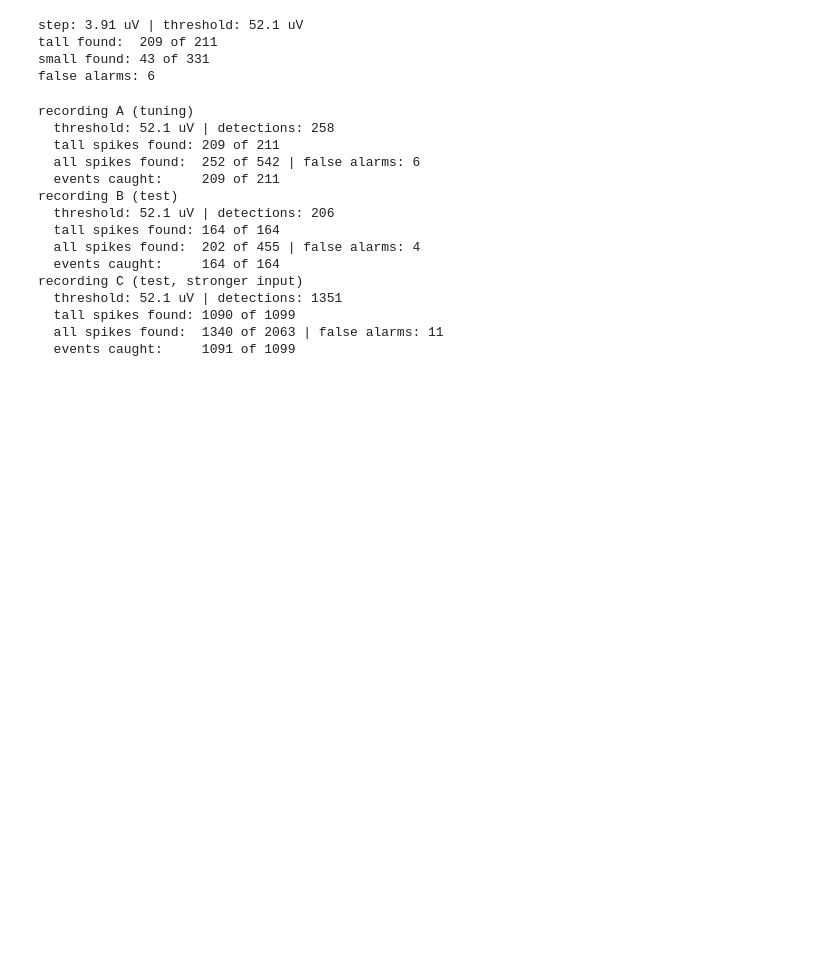
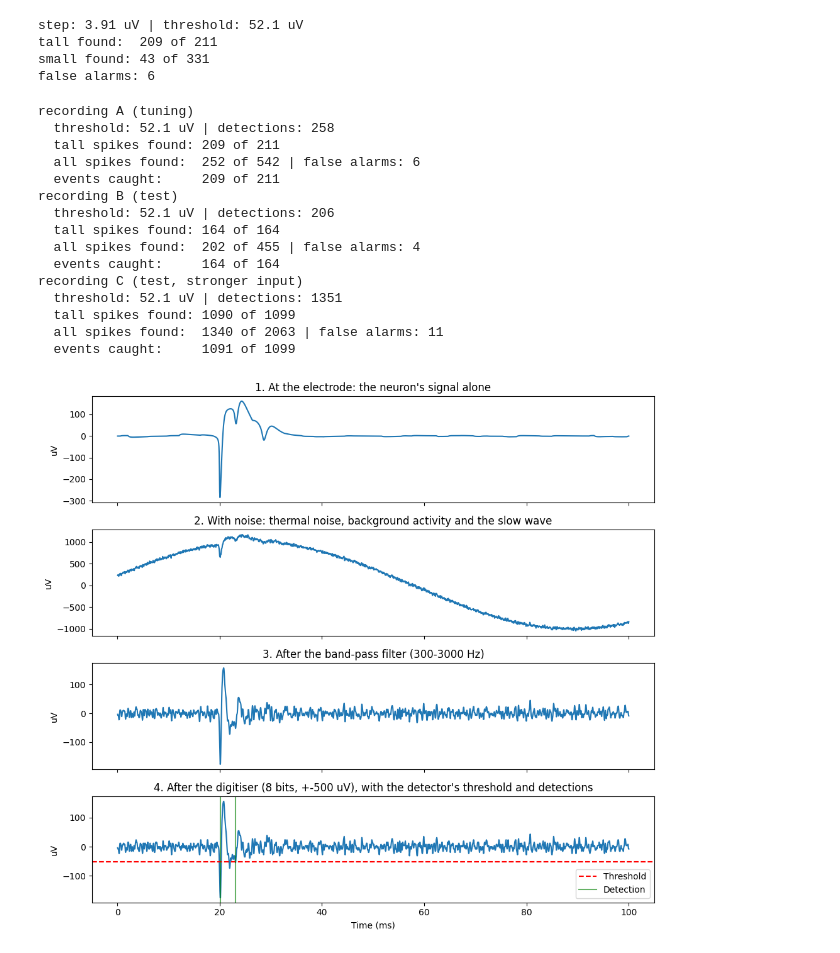
Before and after one commit to Parineeta98/Neural_Recording_Chain, a Jupyter notebook: notebooks/03_detection_experiment.ipynb, the cells around one changed output. Cells and saved outputs as stored; diff of their text form; code cells hidden in the pictures; blank space fills up the shorter version.

```diff
--- a/notebooks/03_detection_experiment.ipynb
+++ b/notebooks/03_detection_experiment.ipynb
@@ -356,3 +394,64 @@ recording C (test, stronger input)
   tall spikes found: 1090 of 1099
   all spikes found:  1340 of 2063 | false alarms: 11
   events caught:     1091 of 1099
+# %%
+data = np.load("../data/processed/simulation_60s.npz")
+time_ms = data["time_ms"]
+v_electrode_uV = data["v_electrode_uV"]
+event_times = data["event_times"]
+event_types = data["event_types"]
+
+# the same chip as in the final chain cell
+n_samples = len(v_electrode_uV)
+recording = (v_electrode_uV
+             + thermal_noise_uV(n_samples, dt_ms=0.05, seed=0)
+             + background_noise_uV(n_samples, dt_ms=0.05, seed=1)
+             + slow_wave_uV(n_samples, dt_ms=0.05))
+filtered = bandpass_filter(recording, dt_ms=0.05)
+chip_signal, step_uV = digitise(filtered, n_bits=8, input_range_uV=500.0)
+detected_times, threshold_uV = detect_spikes(chip_signal, time_ms, threshold_factor=4.5, min_gap_ms=3.0)
+
+# a 100 ms window that starts 20 ms before the first burst
+first_burst_time = None
+for i in range(len(event_times)):
+    if event_types[i] == "burst" and first_burst_time is None:
+        first_burst_time = event_times[i]
+start = first_burst_time - 20
+end = start + 100
+in_window = (time_ms >= start) & (time_ms <= end)
+window_time = time_ms[in_window] - start
+
+# the detections that fall inside the window
+detections_in_window = []
+for detection_time in detected_times:
+    if detection_time >= start and detection_time <= end:
+        detections_in_window.append(detection_time - start)
+
+fig, axes = plt.subplots(4, 1, figsize=(10, 9), sharex=True)
+
+axes[0].plot(window_time, v_electrode_uV[in_window])
+axes[0].set_title("1. At the electrode: the neuron's signal alone")
+
+axes[1].plot(window_time, recording[in_window])
+axes[1].set_title("2. With noise: thermal noise, background activity and the slow wave")
+
+axes[2].plot(window_time, filtered[in_window])
+axes[2].set_title("3. After the band-pass filter (300-3000 Hz)")
+
+axes[3].plot(window_time, chip_signal[in_window])
+axes[3].axhline(-threshold_uV, color="red", linestyle="--", label="Threshold")
+for k in range(len(detections_in_window)):
+    if k == 0:
+        axes[3].axvline(detections_in_window[k], color="green", alpha=0.6, label="Detection")
+    else:
+        axes[3].axvline(detections_in_window[k], color="green", alpha=0.6)
+axes[3].set_title("4. After the digitiser (8 bits, +-500 uV), with the detector's threshold and detections")
+axes[3].legend(loc="lower right")
+
+for ax in axes:
+    ax.set_ylabel("uV")
+axes[3].set_xlabel("Time (ms)")
+plt.tight_layout()
+plt.savefig("../docs/figures/chain_stages.png", dpi=150, bbox_inches="tight")
+# %% [output]
+[figure, added]
```
Also changed, not shown: parts of 2 cells of this notebook, 9 other files.
